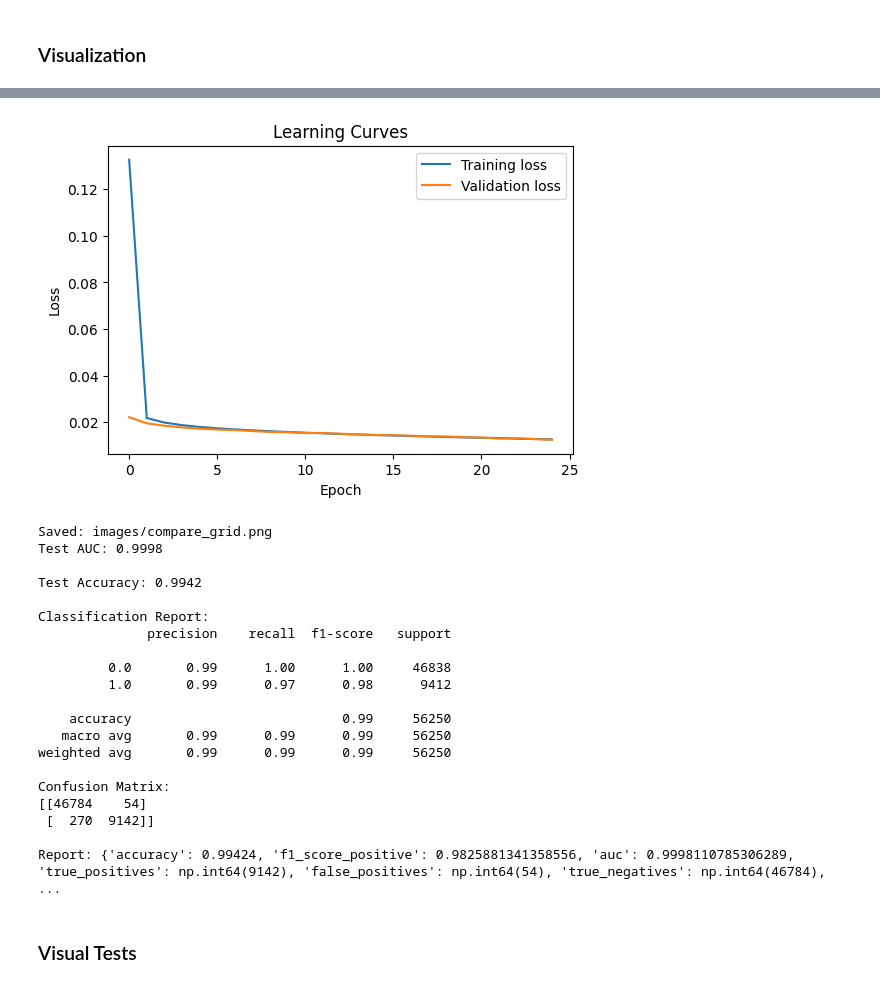
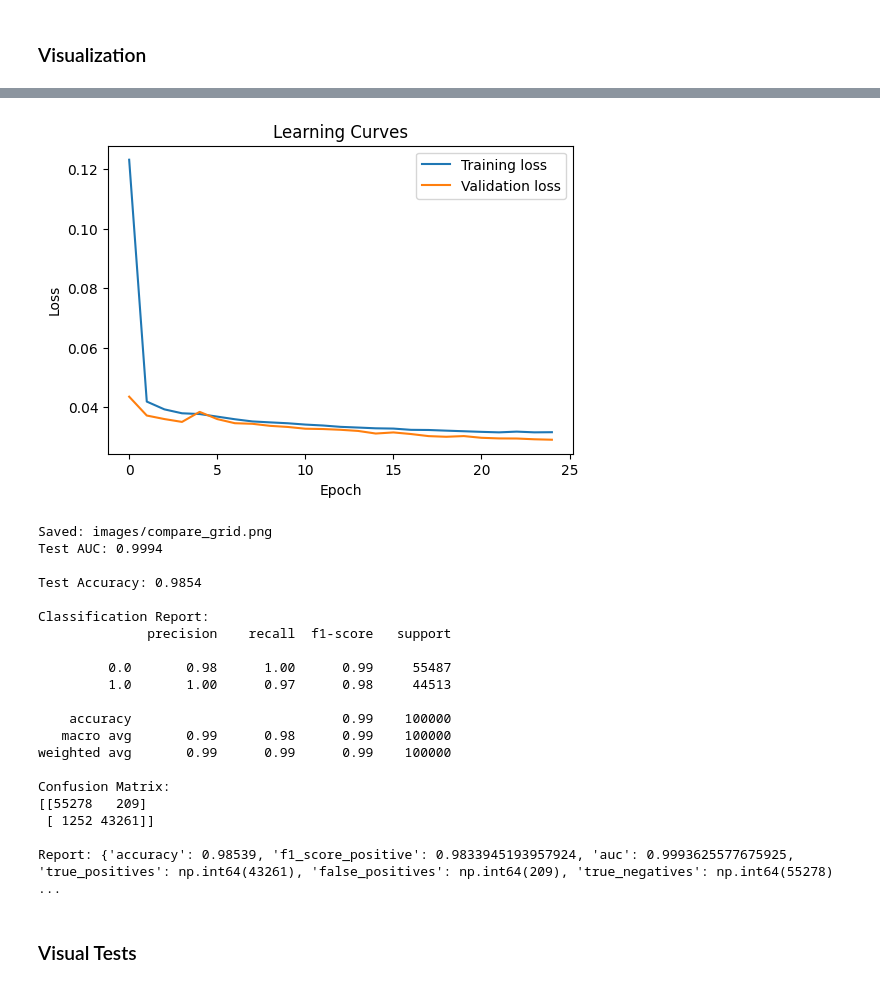
Before and after one commit to Charly21r/Mandelbrot-set-neural-net, a Jupyter notebook: experiment.ipynb, the cells around one changed output, grey strips where cells are left out. Saved outputs shown, nothing was run; the diff lists cells and outputs as text; code cells hidden in the pictures.

Commit message:
add multi-scale dataset generation for training

```diff
--- a/experiment.ipynb
+++ b/experiment.ipynb
@@ -234,12 +321,17 @@ def test(model, X_test, y_test, threshold=0.5):
 device = torch.device("cuda" if torch.cuda.is_available() else "cpu")
 print("Device:", device)
 
-# Generate boolean labels on a grid (fast)
-X2d, Y2d, in_set = mandelbrot_grid_dataset(nx=750, ny=750, max_iter=1000)
+xlim, ylim = (-2.0, 1.0), (-1.5, 1.5)
 
-# Flatten to (N, 2) and (N,)
-X = np.stack([X2d.ravel(), Y2d.ravel()], axis=-1).astype(np.float32)
-y = in_set.ravel().astype(np.float32)
+X, y = build_multiscale_dataset(
+    n_points=1000000,
+    xlim=xlim,
+    ylim=ylim,
+    zoom_scale_range=(0.01, 1.0),  # from 1% to full window
+    p_global=0.3,
+    max_iter=1000,
+)
+
 
 # Stratified split
 X_train, X_tmp, y_train, y_tmp = train_test_split(
@@ -296,25 +388,25 @@ Epoch: 25, Train Loss: 0.012601407394044929, Val Loss: 0.012486385700404643
 Saved: images/prob_epoch_25.png
-[figure, old version]
+[figure, new version]
 Saved: images/compare_grid.png
-Test AUC: 0.9998
+Test AUC: 0.9994
 
-Test Accuracy: 0.9942
+Test Accuracy: 0.9854
 
 Classification Report:
               precision    recall  f1-score   support
 
-         0.0       0.99      1.00      1.00     46838
-         1.0       0.99      0.97      0.98      9412
+         0.0       0.98      1.00      0.99     55487
+         1.0       1.00      0.97      0.98     44513
 
-    accuracy                           0.99     56250
-   macro avg       0.99      0.99      0.99     56250
-weighted avg       0.99      0.99      0.99     56250
+    accuracy                           0.99    100000
+   macro avg       0.99      0.98      0.99    100000
+weighted avg       0.99      0.99      0.99    100000
 
 Confusion Matrix:
-[[46784    54]
- [  270  9142]]
+[[55278   209]
+ [ 1252 43261]]
 
-Report: {'accuracy': 0.99424, 'f1_score_positive': 0.9825881341358556, 'auc': 0.9998110785306289, 'true_positives': np.int64(9142), 'false_positives': np.int64(54), 'true_negatives': np.int64(46784),  ...
+Report: {'accuracy': 0.98539, 'f1_score_positive': 0.9833945193957924, 'auc': 0.9993625577675925, 'true_positives': np.int64(43261), 'false_positives': np.int64(209), 'true_negatives': np.int64(55278) ...
 # %%
 # Save model
 os.makedirs("models", exist_ok=True)
```
Also changed, not shown: parts of 4 cells of this notebook.
